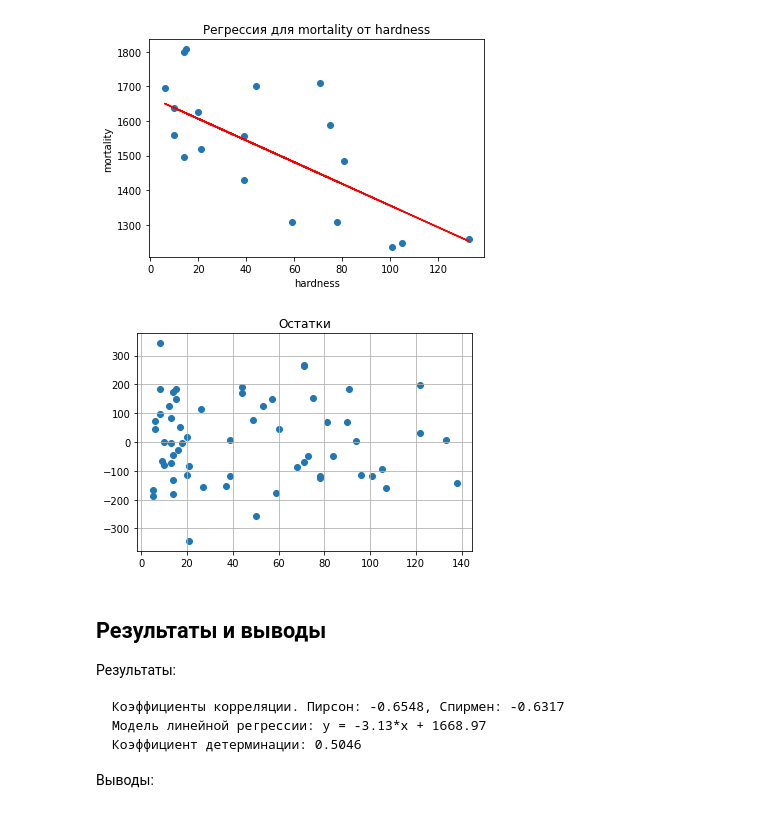
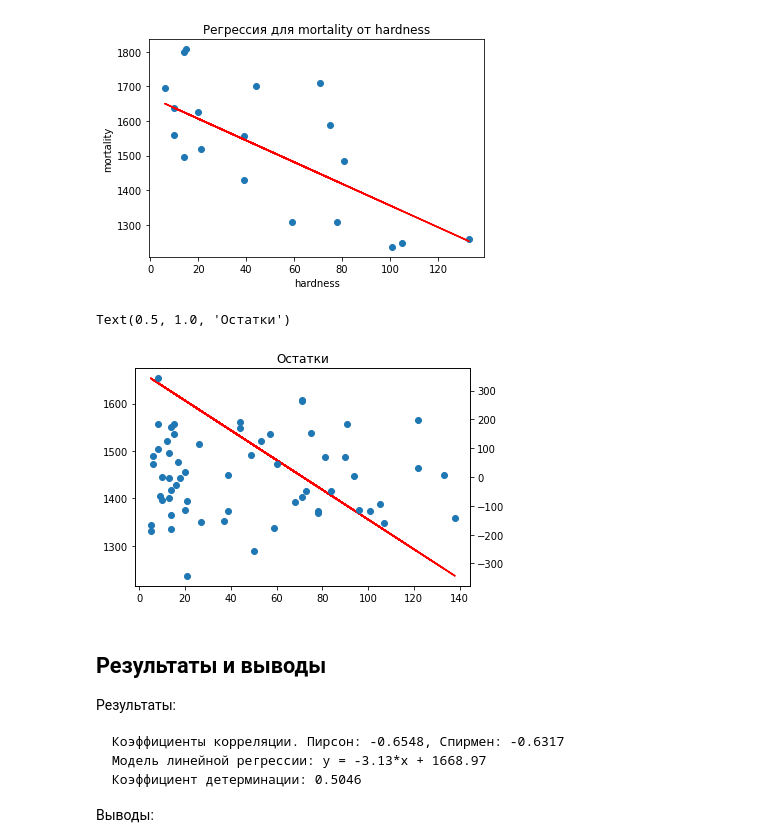
Before and after one commit to pudovd/stpy-19, a Jupyter notebook: 04-correlation/water-total.ipynb, the cells around one changed output. Cells and saved outputs as stored; diff of their text form; code cells hidden in the pictures.

```diff
--- a/04-correlation/water-total.ipynb
+++ b/04-correlation/water-total.ipynb
@@ -90,11 +90,16 @@ plt.show()
 # %%
 y_pred = model.predict(X)
 residuals = y - y_pred
-plt.scatter(X, residuals)
+
+fig, ax1 = plt.subplots()
+ax1.plot(X, y_pred, c='r')
+ax2 = ax1.twinx()
+ax2.scatter(X, residuals)
+
 plt.title('Остатки')
-plt.grid(True)
 # %% [output]
+Text(0.5, 1.0, 'Остатки')
-[figure, old version]
+[figure, new version]
 # %% [markdown]
 ## Результаты и выводы
 
```
Also changed, not shown: 1 other file.
